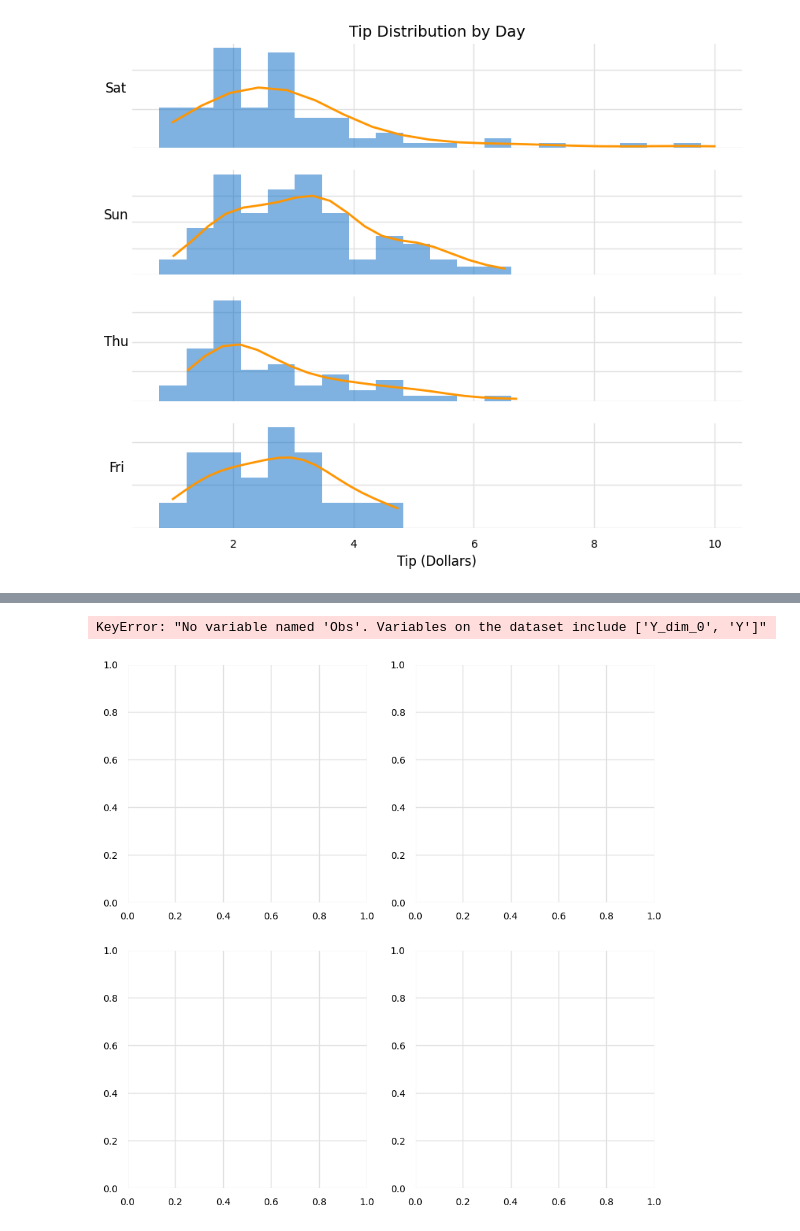
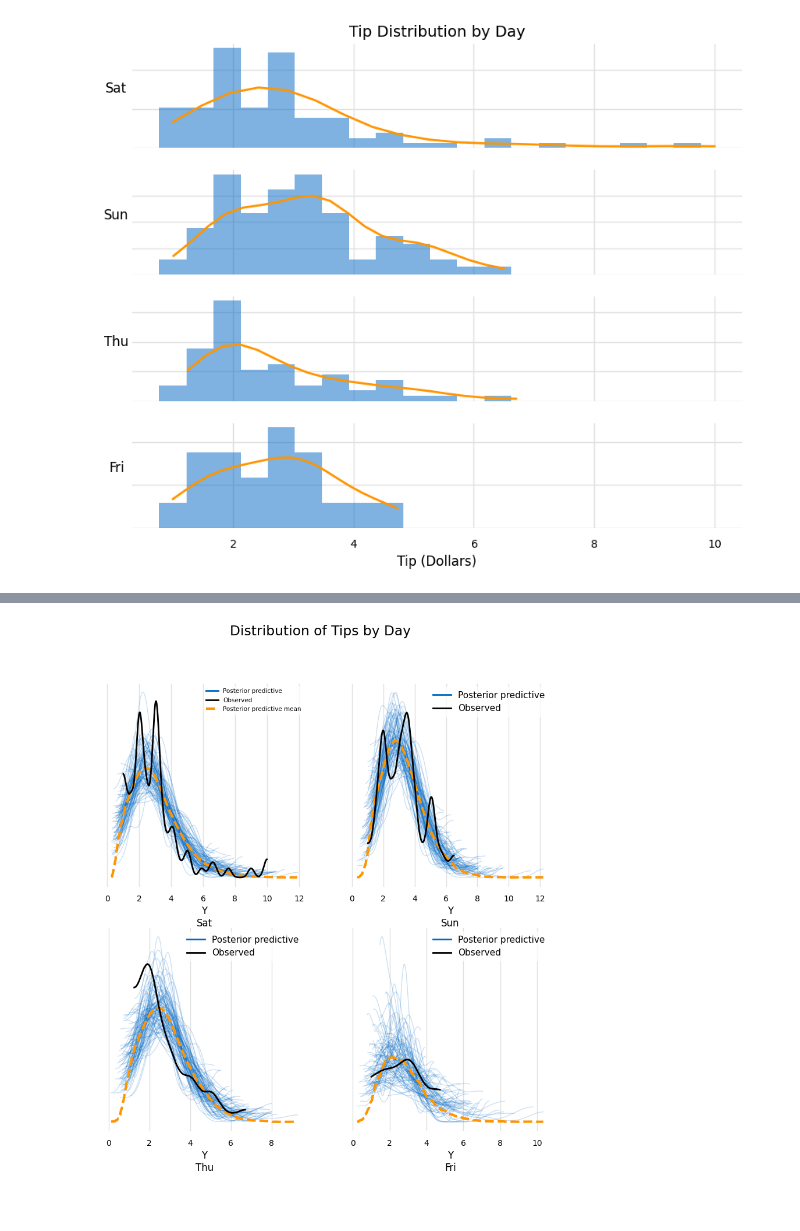
Before and after one commit to glyfish/PyMC, a Jupyter notebook: notebooks/Baysian Analysis with Python/ch2_groups_comparison.ipynb, the cells around one changed output, grey strips where cells are left out. Drawn from its saved outputs; the diff is of its cells as text; code cells hidden in the pictures.

```diff
--- a/notebooks/Baysian Analysis with Python/ch2_groups_comparison.ipynb
+++ b/notebooks/Baysian Analysis with Python/ch2_groups_comparison.ipynb
@@ -95,8 +124,8 @@ Sampling: [Y]
 [interactive output not drawn]
 [interactive output not drawn]
 # %%
-_, ax = pyplot.subplots(2, 2, figsize=(14, 10))
-arviz.plot_ppc(idata, num_pp_samples=100, coords={'Obs':[days]}, flatten=[], ax=ax)
+_, ax = pyplot.subplots(2, 2, figsize=(10, 10))
+arviz.plot_ppc(idata, num_pp_samples=100, coords={'Obs':days}, flatten=[], ax=ax)
+_ = pyplot.suptitle('Distribution of Tips by Day')
 # %% [output]
-KeyError: "No variable named 'Obs'. Variables on the dataset include ['Y_dim_0', 'Y']"
-[figure, old version]
+[figure, new version]
```
Also changed, not shown: parts of 12 cells of this notebook.
